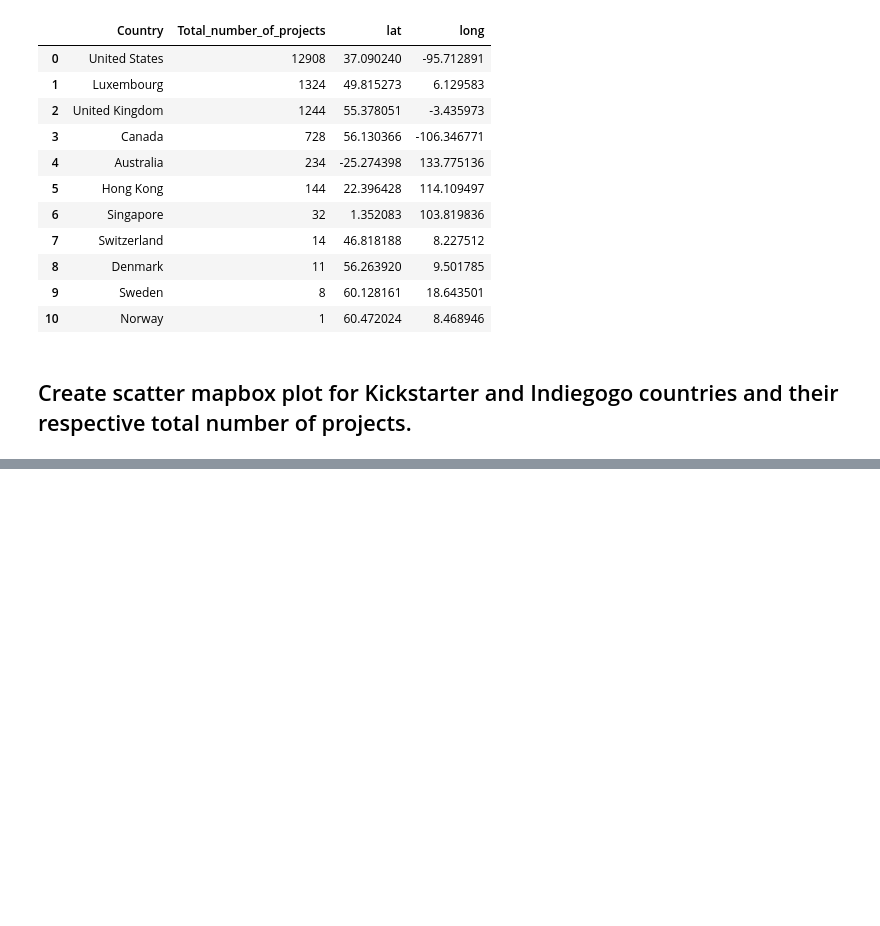
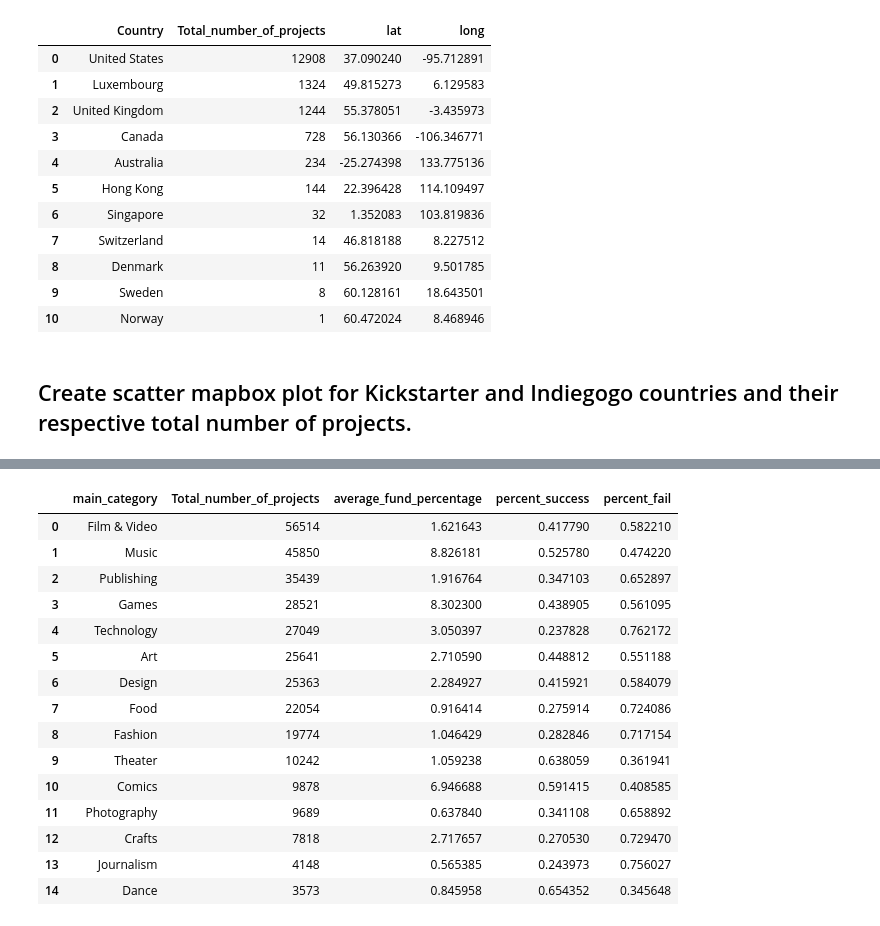
Before and after one commit to Best-Brain-Gang/Crowdfunding_Analysis, a Jupyter notebook: crowdfunding_analyzer.ipynb, the cells around one changed output, grey strips where cells are left out. Drawn from its saved outputs; the diff is of its cells as text; code cells hidden in the pictures; blank space fills up the shorter version.

Commit message:
create for loop to add percent success and fail for KS main category and add to dataframe

```diff
--- a/crowdfunding_analyzer.ipynb
+++ b/crowdfunding_analyzer.ipynb
@@ -379,0 +385,13 @@ indiegogo_mapbox_plot
+# %%
+query = """
+SELECT main_category, COUNT (*) AS Total_number_of_projects, AVG(funded_percent) AS average_fund_percentage
+FROM kickstarter_large
+GROUP BY main_category
+ORDER BY
+    total_number_of_projects DESC;
+"""
+
+ks_main_category_total = pd.read_sql_query(
+    query,
+    con= engine)
+ks_main_category_total
@@ -379,0 +415,45 @@ indiegogo_mapbox_plot
+# %%
+# Created a for loop statement to get the percent success and percent failed of each main_category for Kickstarter and added it on the dataframe.
+
+category_list = ks_main_category_total["main_category"]
+list_of_percent_success = []
+
+i=0
+
+for category in category_list:
+    query =  f"""
+    SELECT main_category, funded_percent, usd_pledged_real, usd_goal_real
+    FROM kickstarter_large
+    WHERE main_category == "{category}"
+    AND usd_pledged_real >= usd_goal_real
+    ORDER BY funded_percent DESC
+    """
+
+    ks_main_category_film_success = pd.read_sql_query(
+        query,
+        con= engine)
+    percent_success_film_video = ks_main_category_film_success["main_category"].count() / ks_main_category_total.loc[i, 'Total_number_of_projects']
+
+    list_of_percent_success.append(percent_success_film_video)
+    i= i+1
+
+ks_main_category_total["percent_success"] = list_of_percent_success
+ks_main_category_total["percent_fail"] = 1 - ks_main_category_total["percent_success"]
+ks_main_category_total
+# %% [output]
+|  | main_category | Total_number_of_projects | average_fund_percentage | percent_success | percent_fail |
+| 0 | Film & Video | 56514 | 1.621643 | 0.417790 | 0.582210 |
+| 1 | Music | 45850 | 8.826181 | 0.525780 | 0.474220 |
+| 2 | Publishing | 35439 | 1.916764 | 0.347103 | 0.652897 |
+| 3 | Games | 28521 | 8.302300 | 0.438905 | 0.561095 |
+| 4 | Technology | 27049 | 3.050397 | 0.237828 | 0.762172 |
+| 5 | Art | 25641 | 2.710590 | 0.448812 | 0.551188 |
+| 6 | Design | 25363 | 2.284927 | 0.415921 | 0.584079 |
+| 7 | Food | 22054 | 0.916414 | 0.275914 | 0.724086 |
+| 8 | Fashion | 19774 | 1.046429 | 0.282846 | 0.717154 |
+| 9 | Theater | 10242 | 1.059238 | 0.638059 | 0.361941 |
+| 10 | Comics | 9878 | 6.946688 | 0.591415 | 0.408585 |
+| 11 | Photography | 9689 | 0.637840 | 0.341108 | 0.658892 |
+| 12 | Crafts | 7818 | 2.717657 | 0.270530 | 0.729470 |
+| 13 | Journalism | 4148 | 0.565385 | 0.243973 | 0.756027 |
+| 14 | Dance | 3573 | 0.845958 | 0.654352 | 0.345648 |
```
Also changed, not shown: parts of 6 cells of this notebook.
